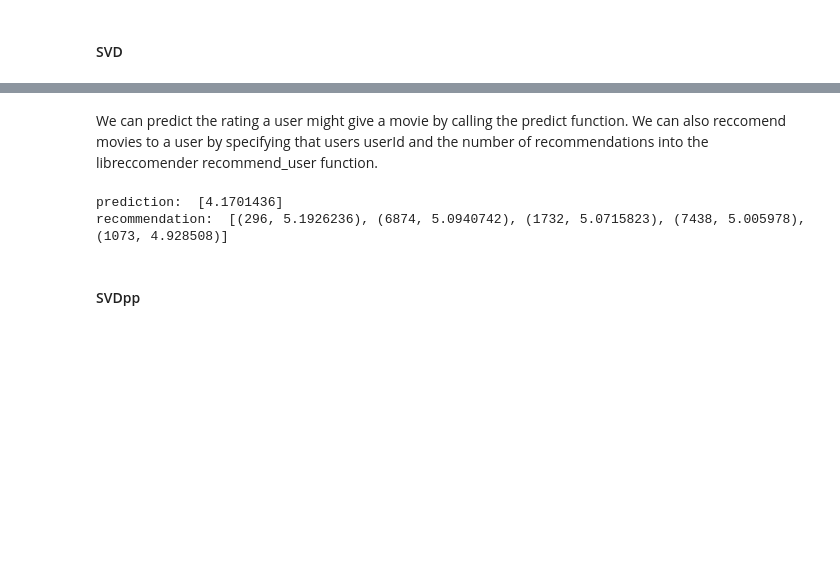
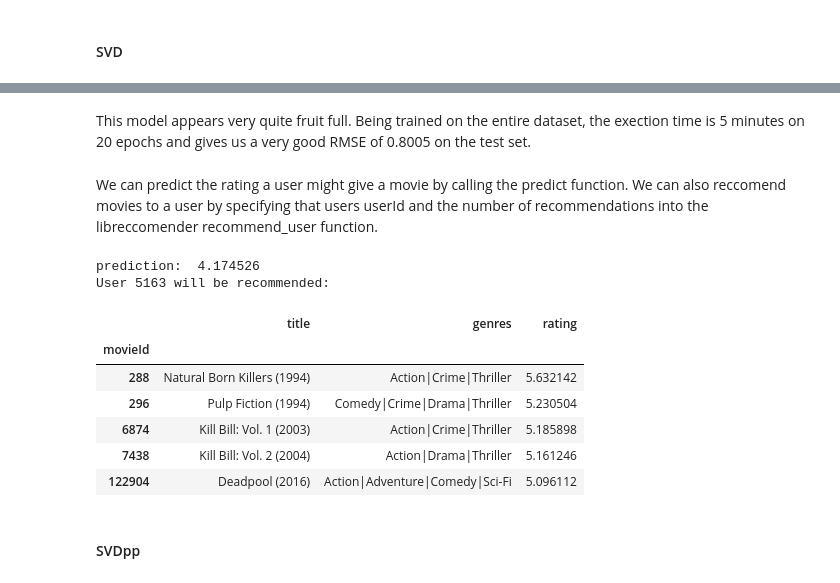
Before and after one commit to daniel-bru/ZM5-Recommender_System-2022, a Jupyter notebook: zm5-recommender-system-main.ipynb, the cells around one changed output, grey strips where cells are left out. Saved outputs shown, nothing was run; the diff lists cells and outputs as text; code cells hidden in the pictures; blank space fills up the shorter version.

```diff
--- a/zm5-recommender-system-main.ipynb
+++ b/zm5-recommender-system-main.ipynb
@@ -1410,12 +1513,36 @@ print("evaluate_result: ", metrics)
+# %% [markdown]
+This model appears very quite fruit full. Being trained on the entire dataset, the exection time is 5 minutes on 20 epochs and gives us a very good RMSE of 0.8005 on the test set.
 # %% [markdown]
 We can predict the rating a user might give a movie by calling the predict function.
 We can also reccomend movies to a user by specifying that users userId and the number of recommendations into the libreccomender recommend_user function.
-# %%
-print("prediction: ", svd_lib.predict(user=5163, item=57669))
-print("recommendation: ", svd_lib.recommend_user(user=5163, n_rec=5))
-# %% [output]
-prediction:  [4.1701436]
-recommendation:  [(296, 5.1926236), (6874, 5.0940742), (1732, 5.0715823), (7438, 5.005978), (1073, 4.928508)]
+# %%
+prediction = svd_lib.predict(user=5163, item=57669)
+recommendation = svd_lib.recommend_user(user=5163, n_rec=5)
+print("prediction: ", prediction[0])
+
+rec = []
+ratings = []
+recommended_movies = df_movies.copy()
+
+for r in recommendation:
+    rec.append(r[0])
+    ratings.append(r[1])
+
+recommended_movies = recommended_movies[recommended_movies['movieId'].isin(rec)].set_index('movieId').copy()
+recommended_movies['rating'] = ratings
+
+print('User 5163 will be recommended:')
+display(recommended_movies.sort_values('rating', ascending =False))
+# %% [output]
+prediction:  4.174526
+User 5163 will be recommended:
+|  | title | genres | rating |
+| movieId |  |  |  |
+| 288 | Natural Born Killers (1994) | Action|Crime|Thriller | 5.632142 |
+| 296 | Pulp Fiction (1994) | Comedy|Crime|Drama|Thriller | 5.230504 |
+| 6874 | Kill Bill: Vol. 1 (2003) | Action|Crime|Thriller | 5.185898 |
+| 7438 | Kill Bill: Vol. 2 (2004) | Action|Drama|Thriller | 5.161246 |
+| 122904 | Deadpool (2016) | Action|Adventure|Comedy|Sci-Fi | 5.096112 |
 # %%
 gc.collect()
 del data, svd_lib
```
Also changed, not shown: parts of 62 cells of this notebook.
